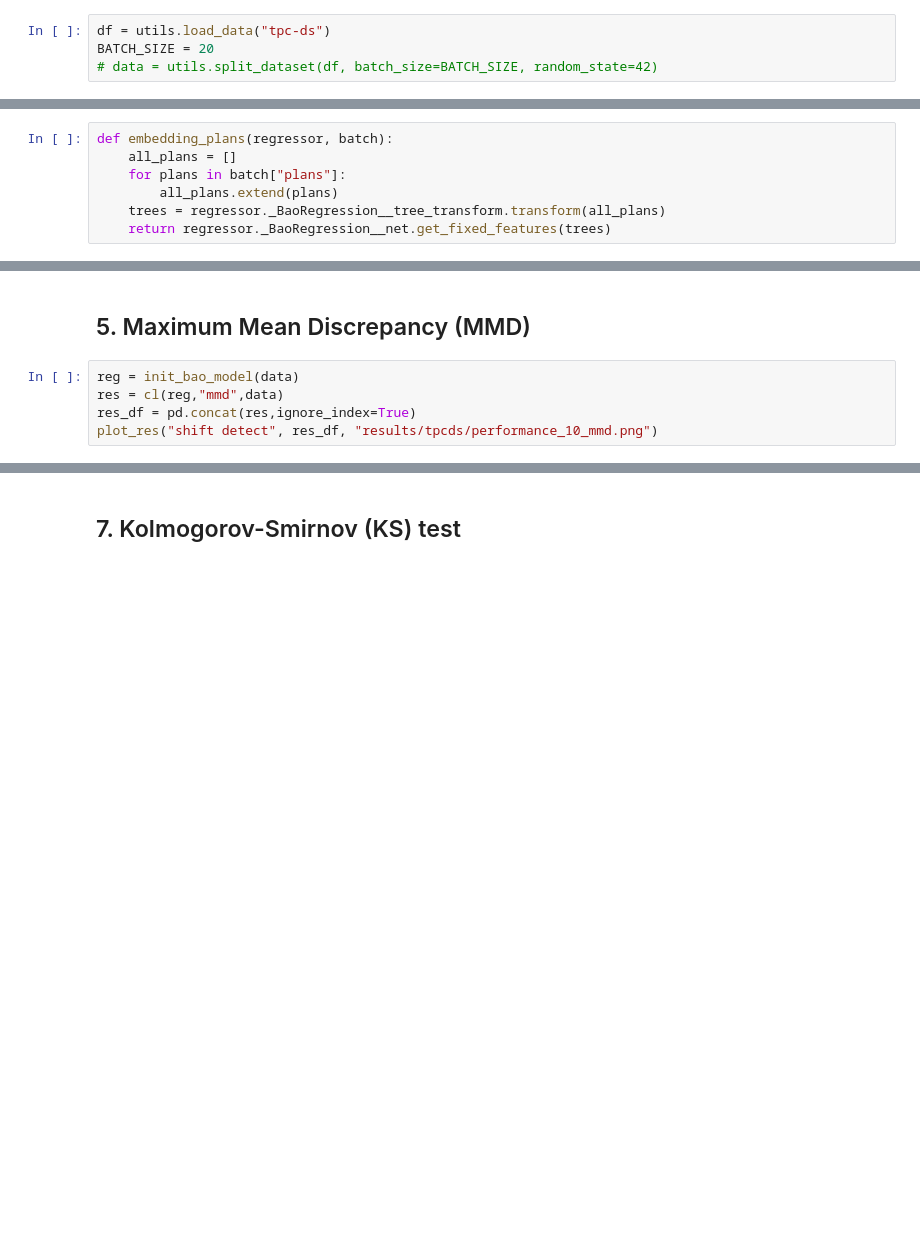
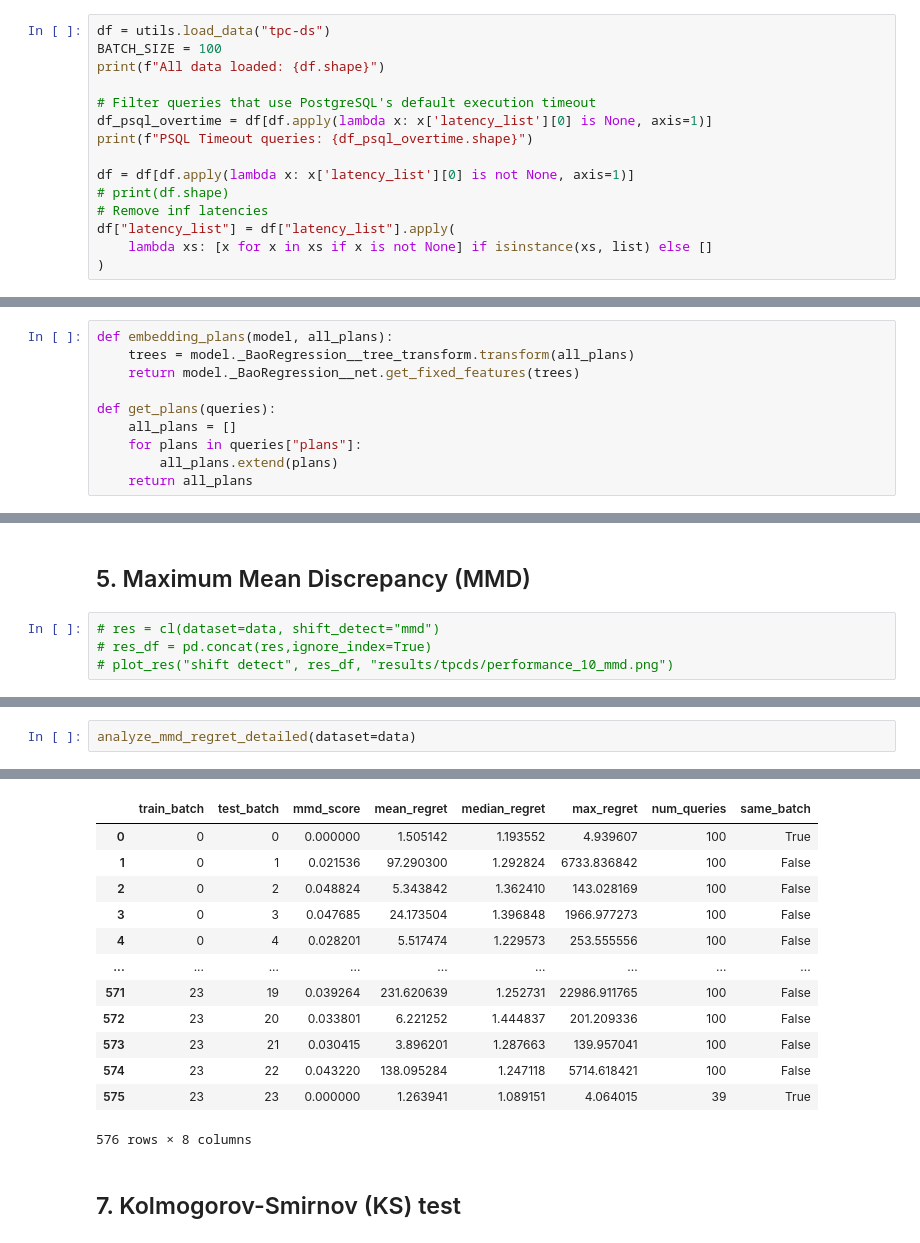
Before and after one commit to hujing2407/AdaLQO, a Jupyter notebook: AdaLQO.ipynb, the cells around one changed output, grey strips where cells are left out. Drawn from its saved outputs; the diff is of its cells as text; blank space fills up the shorter version.

```diff
--- a/AdaLQO.ipynb
+++ b/AdaLQO.ipynb
@@ -23,5 +23,16 @@ import random
 # from replay_buffer import summarizer
 # %%
 df = utils.load_data("tpc-ds")
-BATCH_SIZE = 20
-# data = utils.split_dataset(df, batch_size=BATCH_SIZE, random_state=42)
+BATCH_SIZE = 100
+print(f"All data loaded: {df.shape}")
+
+# Filter queries that use PostgreSQL's default execution timeout
+df_psql_overtime = df[df.apply(lambda x: x['latency_list'][0] is None, axis=1)]
+print(f"PSQL Timeout queries: {df_psql_overtime.shape}")
+
+df = df[df.apply(lambda x: x['latency_list'][0] is not None, axis=1)]
+# print(df.shape)
+# Remove inf latencies
+df["latency_list"] = df["latency_list"].apply(
+    lambda xs: [x for x in xs if x is not None] if isinstance(xs, list) else []
+)
@@ -86,12 +83,15 @@ def init_bao_model(data):
 # %% [markdown]
 ## 3. Queries(Plans) Featurization
 # %%
-def embedding_plans(regressor, batch):
+def embedding_plans(model, all_plans):
+    trees = model._BaoRegression__tree_transform.transform(all_plans)
+    return model._BaoRegression__net.get_fixed_features(trees)
+
+def get_plans(queries):
     all_plans = []
-    for plans in batch["plans"]:
+    for plans in queries["plans"]:
         all_plans.extend(plans)
-    trees = regressor._BaoRegression__tree_transform.transform(all_plans)
-    return regressor._BaoRegression__net.get_fixed_features(trees)
+    return all_plans
 # %% [markdown]
 ## 4. Predict Other Group Data & Continual Learning
 # %%
@@ -177,7 +170,6 @@ def retrain_model(base_embedding, pre_data, regressor):
 # %% [markdown]
 ## 5. Maximum Mean Discrepancy (MMD)
 # %%
-reg = init_bao_model(data)
-res = cl(reg,"mmd",data)
-res_df = pd.concat(res,ignore_index=True)
-plot_res("shift detect", res_df, "results/tpcds/performance_10_mmd.png")
+# res = cl(dataset=data, shift_detect="mmd")
+# res_df = pd.concat(res,ignore_index=True)
+# plot_res("shift detect", res_df, "results/tpcds/performance_10_mmd.png")
@@ -187,0 +223,3 @@ plot_res("shift detect", res_df, "results/tpcds/performance_10_mmd.png")
+# %%
+analyze_mmd_regret_detailed(dataset=data)
+# %% [output]
@@ -188,3 +243,16 @@ plot_res("shift detect", res_df, "results/tpcds/performance_10_mmd.png")
+|  | train_batch | test_batch | mmd_score | mean_regret | median_regret | max_regret | num_queries | same_batch |
+| 0 | 0 | 0 | 0.000000 | 1.505142 | 1.193552 | 4.939607 | 100 | True |
+| 1 | 0 | 1 | 0.021536 | 97.290300 | 1.292824 | 6733.836842 | 100 | False |
+| 2 | 0 | 2 | 0.048824 | 5.343842 | 1.362410 | 143.028169 | 100 | False |
+| 3 | 0 | 3 | 0.047685 | 24.173504 | 1.396848 | 1966.977273 | 100 | False |
+| 4 | 0 | 4 | 0.028201 | 5.517474 | 1.229573 | 253.555556 | 100 | False |
+| ... | ... | ... | ... | ... | ... | ... | ... | ... |
+| 571 | 23 | 19 | 0.039264 | 231.620639 | 1.252731 | 22986.911765 | 100 | False |
+| 572 | 23 | 20 | 0.033801 | 6.221252 | 1.444837 | 201.209336 | 100 | False |
+| 573 | 23 | 21 | 0.030415 | 3.896201 | 1.287663 | 139.957041 | 100 | False |
+| 574 | 23 | 22 | 0.043220 | 138.095284 | 1.247118 | 5714.618421 | 100 | False |
+| 575 | 23 | 23 | 0.000000 | 1.263941 | 1.089151 | 4.064015 | 39 | True |
+576 rows × 8 columns
 # %% [markdown]
 ## 7. Kolmogorov-Smirnov (KS) test
 # %%
```
Also changed, not shown: parts of 15 cells of this notebook, 1 other file.
